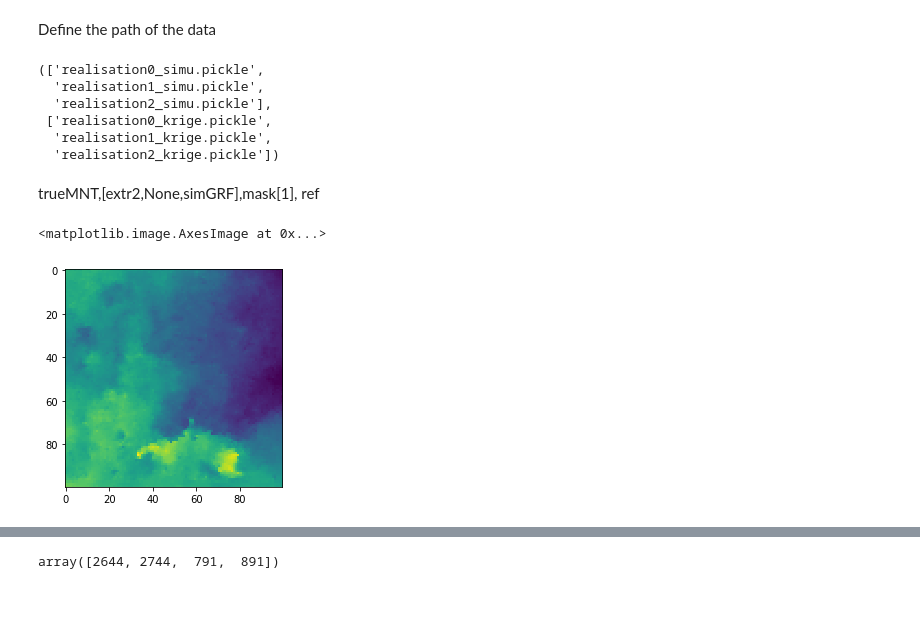
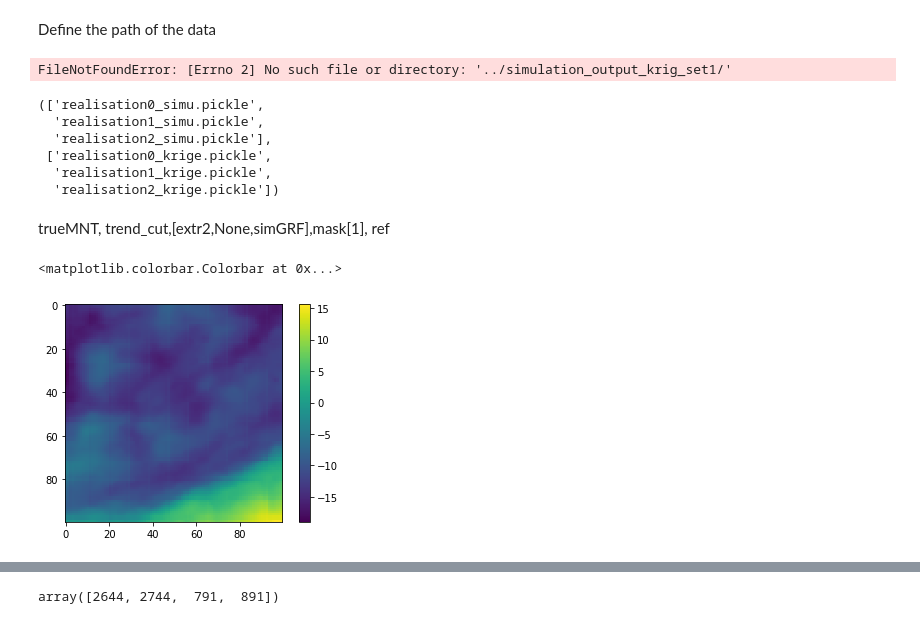
Before and after one commit to valDallalba/Tsanfleuron_geostatistical_baserock_estimation_paper, a Jupyter notebook: jupyter/03_Synthetic_post_simulation.ipynb, the cells around one changed output, grey strips where cells are left out. Saved outputs shown, nothing was run; the diff lists cells and outputs as text; code cells hidden in the pictures.

```diff
--- a/jupyter/03_Synthetic_post_simulation.ipynb
+++ b/jupyter/03_Synthetic_post_simulation.ipynb
@@ -22,7 +319,7 @@ from matplotlib.backends.backend_pdf import PdfPages
 Define the path of the data
 # %%
 path_output_krig = '../simulation_output_krig_set1/'
-path_output_MPS  = '../simulation_output_set_2/'
+path_output_MPS  = '../simulation_output_set_trend_1/'
 
 simulation_name_krig = os.listdir(path_output_krig)
 simulation_name = os.listdir(path_output_MPS)
@@ -30,6 +327,8 @@ simulation_name_krig = sorted(simulation_name_krig)
 simulation_name = sorted(simulation_name)
 
 exec(open('../functions/03_indice_calculation_functions.py').read())
+# %% [output]
+FileNotFoundError: [Errno 2] No such file or directory: '../simulation_output_krig_set1/'
 # %%
 simulation_name[0:3], simulation_name_krig[0:3]
 # %% [output]
@@ -43,9 +342,10 @@ simulation_name[0:3], simulation_name_krig[0:3]
 with open(path_output_MPS+simulation_name[4],'rb') as file:
     simus_sets = pickle.load(file)
 # %% [markdown]
-trueMNT,[extr2,None,simGRF],mask[1], ref
+trueMNT, trend_cut,[extr2,None,simGRF],mask[1], ref
 # %%
-plt.imshow(simus_sets[1][0][0])
+plt.imshow(simus_sets[0])
+plt.colorbar()
 # %% [output]
-<matplotlib.image.AxesImage at 0x...>
+<matplotlib.colorbar.Colorbar at 0x...>
-[figure, old version]
+[figure, new version]
```
Also changed, not shown: parts of 43 cells of this notebook, 26 other files.
